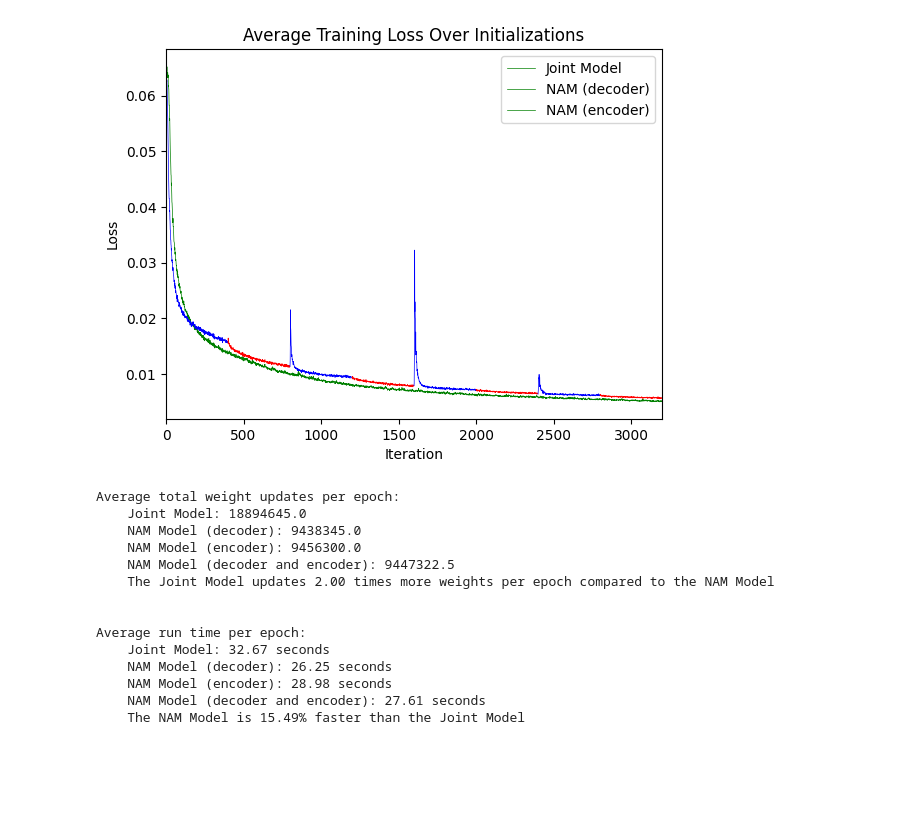
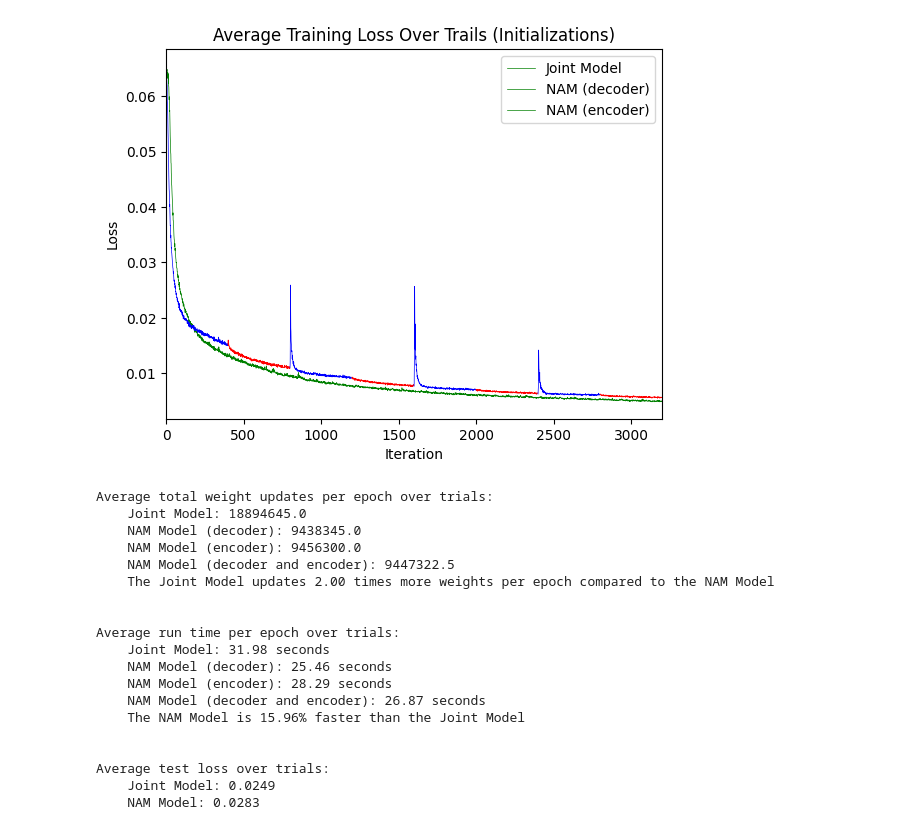
Before and after one commit to eyalgur1/AutoEncoders, a Jupyter notebook: AutoEncoder_CNN_PyTorch.ipynb, the cells around one changed output. Saved outputs shown, nothing was run; the diff lists cells and outputs as text; code cells hidden in the pictures; blank space fills up the shorter version.

```diff
--- a/AutoEncoder_CNN_PyTorch.ipynb
+++ b/AutoEncoder_CNN_PyTorch.ipynb
@@ -169,7 +185,11 @@ def joint_model_training(seed):
         num_updates[epoch+1] = i * total_params # total weight updates in the epoch (in this model all weights are updates in every batch)
         loss_val[epoch+1] = (epoch_iter, epoch_loss)  # loss in the epoch
 
-    return model, loss_val, num_updates, timing
+    # Evaluate on test set
+    loss_test = evaluate_model(model)
+    print(f'        Test Loss: {loss_test:.4f}')
+
+    return model, loss_val, num_updates, timing, loss_test
 # %%
 # Training loop for NAM Model
 
@@ -232,7 +252,11 @@ def NAM_model_training(seed):
         switch_requires_grad(model, decoder_update)  # switch requires_grad on and off according to the next epoch update (decoder and encoder)
         num_iter_NAM = NAM_epoch_iterations(decoder_update)  # sets the number of iterations for the next epoch, according to whether the epoch corresponds to decoder/encoder
 
-    return model, loss_val, num_updates, timing
+    # Evaluate on test set
+    loss_test = evaluate_model(model)
+    print(f'        Test Loss: {loss_test:.4f}')
+
+    return model, loss_val, num_updates, timing, loss_test
 # %%
 def average_loss_trials(NAM_model, all_losses):
     if NAM_model:
@@ -303,6 +346,6 @@ def average_training_trials(seed_base):
 # %%
 # Train and calculate averages over trials (each trial is a different initialization point)
-avg_loss_joint, avg_loss_NAM, param_count_joint, param_count_NAM, avg_time_joint, avg_time_NAM = average_training_trials(seed_base)
+joint_model_output, NAM_model_output = average_training_trials(seed_base)
 # %% [output]
  Trial 1/20
 
@@ -324,6 +367,18 @@ avg_loss_joint, avg_loss_NAM, param_count_joint, param_count_NAM, avg_time_joint
 # %%
 plot_joint_model = True
 plot_NAM_model = True
+
+
+if plot_joint_model:
+    param_count_joint = joint_model_output['avg_param_update']
+    avg_loss_joint = joint_model_output['avg_train_loss']
+    avg_loss_test_joint = joint_model_output['avg_test_loss']
+    avg_time_joint = joint_model_output['avg_runtime']
+if plot_NAM_model:
+    param_count_NAM = NAM_model_output['avg_param_update']
+    avg_loss_NAM = NAM_model_output['avg_train_loss']
+    avg_loss_test_NAM = NAM_model_output['avg_test_loss']
+    avg_time_NAM = NAM_model_output['avg_runtime']
 
 
 # Calculate number of decoder and decoder epochs for later average calculations
@@ -340,7 +395,7 @@ if plot_NAM_model:
         inv_num_encoder_epochs = np.nan
 
 
-# Plotting the Loss
+# Plotting the Training Loss
 if plot_joint_model:
     for epoch in range(num_epochs):
         plt.plot(avg_loss_joint[epoch+1][0], avg_loss_joint[epoch+1][1], color='green', linewidth=0.5)
@@ -356,7 +411,7 @@ if plot_NAM_model:
 
 plt.xlabel('Iteration')
 plt.ylabel('Loss')
-plt.title('Average Training Loss Over Initializations')
+plt.title('Average Training Loss Over Trails (Initializations)')
 plt.xlim([0, num_epochs*num_iter])
 plt.legend(['Joint Model', 'NAM (decoder)', 'NAM (encoder)'])
 plt.show()
@@ -364,39 +419,45 @@ plt.show()
 
 # Average total number of weight updates
 print('\n')
-print(f'Average total weight updates per epoch:')
+print(f'Average total weight updates per epoch over trials:')
 if plot_joint_model:
     avg_joint_updates = (1/num_epochs)*sum(param_count_joint[epoch+1] for epoch in range(num_epochs))
     print(f'    Joint Model:', avg_joint_updates)
 
     avg_decoder_updates = inv_num_decoder_epochs*sum(param_count_NAM[epoch+1][0] if param_count_NAM[epoch+1][1]=='d' else 0 for epoch in range(num_epochs))
     avg_encoder_updates = inv_num_encoder_epochs*sum(param_count_NAM[epoch+1][0] if param_count_NAM[epoch+1][1]=='e' else 0 for epoch in range(num_epochs))
     print(f'    NAM Model (decoder):', avg_decoder_updates)
     print(f'    NAM Model (encoder):', avg_encoder_updates)
     avg_NAM_updates = np.nanmean([avg_decoder_updates, avg_encoder_updates])
     print(f'    NAM Model (decoder and encoder):', avg_NAM_updates)
 if plot_joint_model and plot_NAM_model:
     print(f'    The Joint Model updates {avg_joint_updates/avg_NAM_updates:.2f} times more weights per epoch compared to the NAM Model')
 
 
 # Average run time per epoch for each model
 print('\n')
-print(f'Average run time per epoch:')
+print(f'Average run time per epoch over trials:')
 if plot_joint_model:
     avg_joint_time = (1/num_epochs)*sum(avg_time_joint[epoch+1] for epoch in range(num_epochs))
     print(f'    Joint Model: {avg_joint_time:.2f} seconds')
 if NAM_model:
     avg_decoder_time = inv_num_decoder_epochs*sum(avg_time_NAM[epoch+1][0] if avg_time_NAM[epoch+1][1]=='d' else 0 for epoch in range(num_epochs))
     avg_encoder_time = inv_num_encoder_epochs*sum(avg_time_NAM[epoch+1][0] if avg_time_NAM[epoch+1][1]=='e' else 0 for epoch in range(num_epochs))
     print(f'    NAM Model (decoder): {avg_decoder_time:.2f} seconds')
     print(f'    NAM Model (encoder): {avg_encoder_time:.2f} seconds')
     avg_NAM_time = np.nanmean([avg_decoder_time, avg_encoder_time])
     print(f'    NAM Model (decoder and encoder): {avg_NAM_time:.2f} seconds')
 if plot_joint_model and plot_NAM_model:
     print(f'    The NAM Model is {(1-avg_NAM_time/avg_joint_time)*100:.2f}% faster than the Joint Model')
+
+# Average test loss
+print('\n')
+print(f'Average test loss over trials:')
+print(f'    Joint Model: {avg_loss_test_joint:.4f}')
+print(f'    NAM Model: {avg_loss_test_NAM:.4f}')
 # %% [output]
-[figure, old version]
+[figure, new version]
-Average total weight updates per epoch:
+Average total weight updates per epoch over trials:
     Joint Model: 18894645.0
     NAM Model (decoder): 9438345.0
     NAM Model (encoder): 9456300.0
@@ -404,9 +465,14 @@ Average total weight updates per epoch:
     The Joint Model updates 2.00 times more weights per epoch compared to the NAM Model
 
 
-Average run time per epoch:
-    Joint Model: 32.67 seconds
-    NAM Model (decoder): 26.25 seconds
-    NAM Model (encoder): 28.98 seconds
-    NAM Model (decoder and encoder): 27.61 seconds
-    The NAM Model is 15.49% faster than the Joint Model
+Average run time per epoch over trials:
+    Joint Model: 31.98 seconds
+    NAM Model (decoder): 25.46 seconds
+    NAM Model (encoder): 28.29 seconds
+    NAM Model (decoder and encoder): 26.87 seconds
+    The NAM Model is 15.96% faster than the Joint Model
+
+
+Average test loss over trials:
+    Joint Model: 0.0249
+    NAM Model: 0.0283
```
Also changed, not shown: parts of 5 cells of this notebook.
